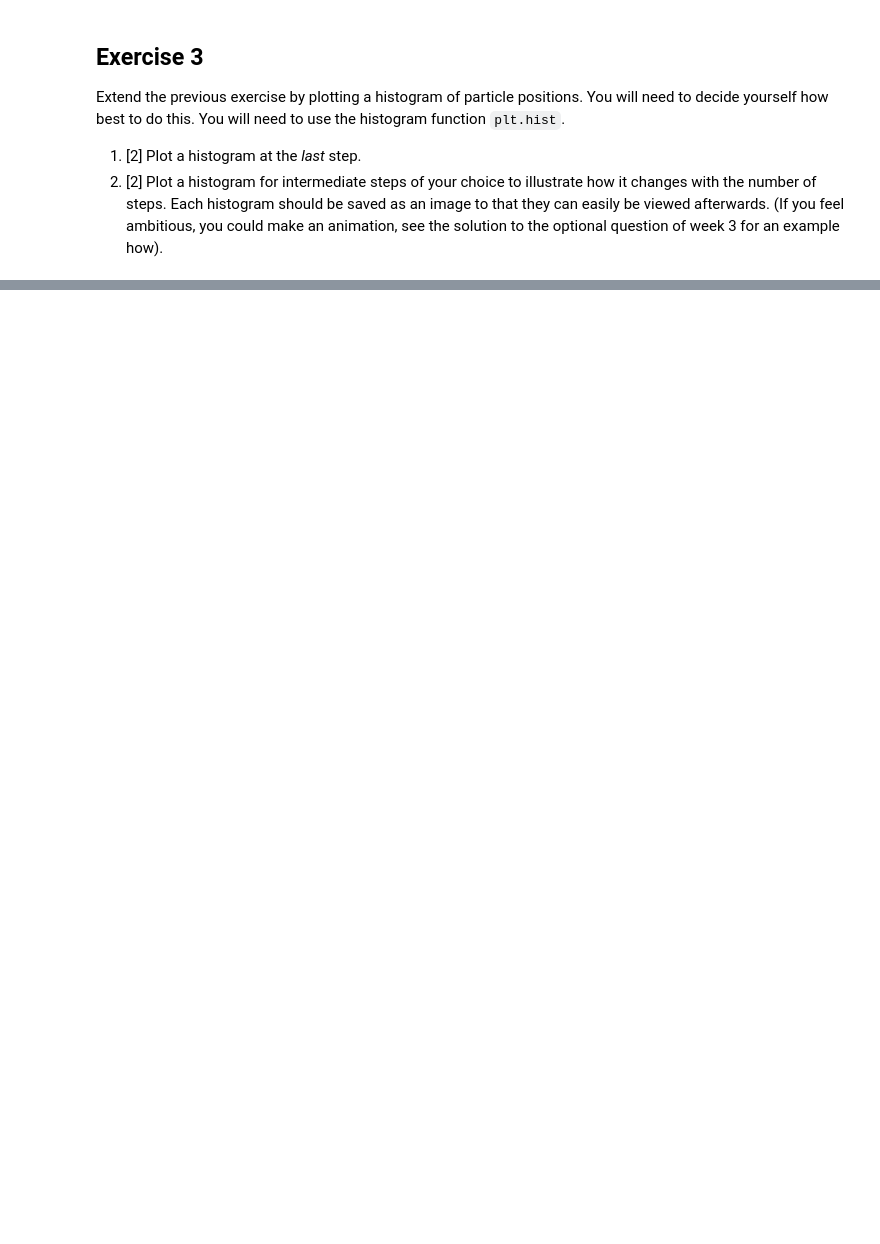
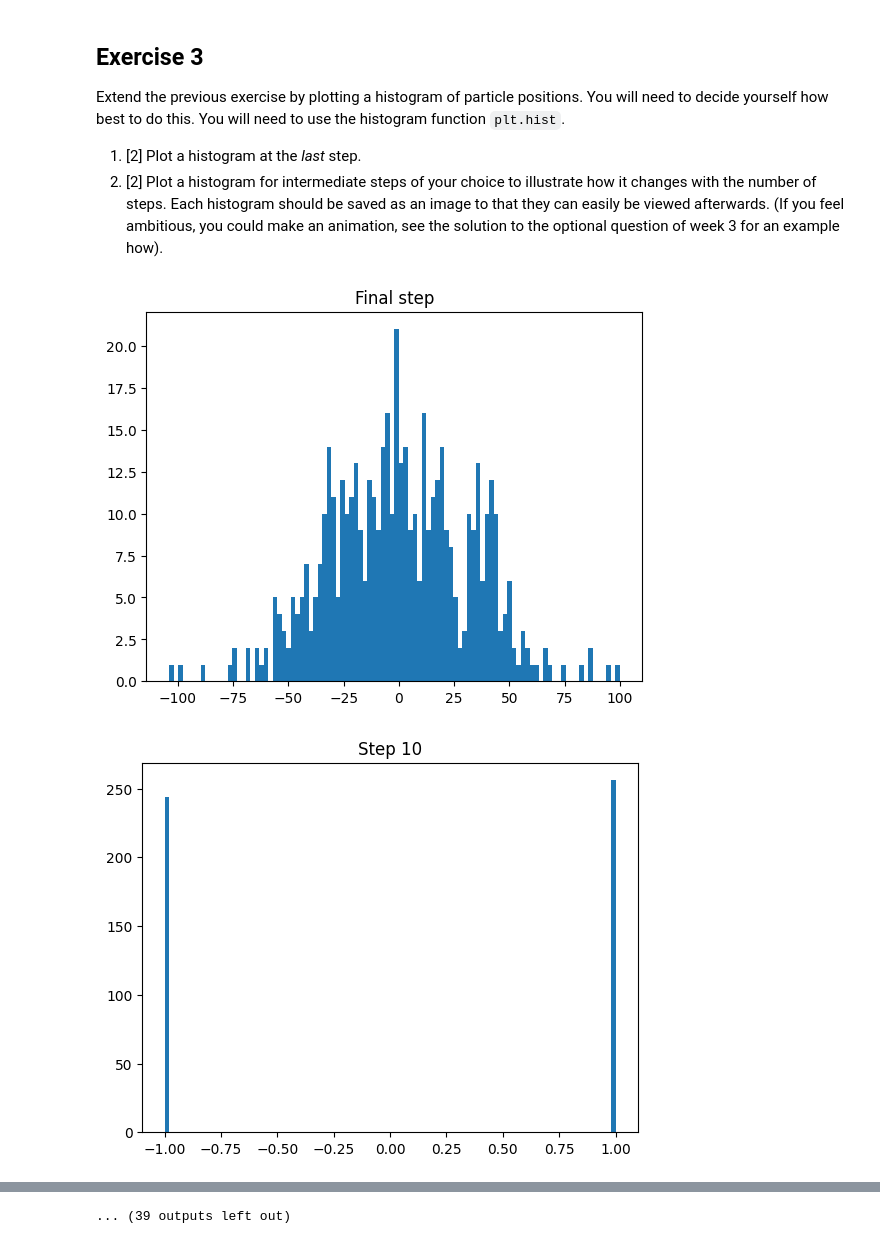
Before and after one commit to PX2145-2025/week-7-b-Dvorak-Gabriel, a Jupyter notebook: Random_walk.ipynb, the cells around one changed output, grey strips where cells are left out. Cells and saved outputs as stored; diff of their text form; code cells hidden in the pictures; blank space fills up the shorter version.

```diff
--- a/Random_walk.ipynb
+++ b/Random_walk.ipynb
@@ -134,3 +211,57 @@ Extend the previous exercise by plotting a histogram of particle positions. You
 
  1. [2] Plot a histogram at the _last_ step.
  2. [2] Plot a histogram for intermediate steps of your choice to illustrate how it changes with the number of steps. Each histogram should be saved as an image to that they can easily be viewed afterwards. (If you feel ambitious, you could make an animation, see the solution to the optional question of week 3 for an example how).
+# %%
+import numpy as np
+import matplotlib.pyplot as plt
+from numpy.random import random, seed
+import random
+
+N = 500 #no. walkers
+particles = np.zeros((steps, N), int)
+
+def walk(steps):
+    x = np.random.choice([-1, 1], size=steps)
+    x = np.cumsum(x)
+    return x
+
+steps = 1000
+for z in range (N):
+  particles[:,z] = walk(steps)
+
+plt.figure(figsize=(8, 8))
+plt.plot(particles)
+plt.grid(color="gray", linestyle="--", linewidth=0.5)
+plt.title(f'Random walk of {N} walkers for {steps} steps')
+#plt.show()
+plt.close()
+
+positions_final_step = particles[-1, :]
+mean_position = np.mean(positions_final_step)
+mean_squared_position = np.mean(positions_final_step**2)
+
+means_x, means_y, means_sqr_x = [], [], []
+for z in range(steps):
+  mean = np.mean(particles[z, :])
+  mean_sqr = np.mean(particles[z, :]**2)
+  means_y.append(mean)
+  means_x.append(z)
+  means_sqr_x.append(mean_sqr)
+
+
+plt.hist(positions_final_step, bins=100)
+plt.title('Final step')
+plt.show()
+plt.close()
+
+j = 0
+for s in range(50):
+  hist_step_choice = positions_final_step = particles[j, :]
+  j += 10
+  plt.hist(hist_step_choice, bins=100)
+  plt.title(f'Step {j}')
+  #plt.savefig(f'Histogram for step {j}.png') #commented this line so as to more easily check the histograms' correctness
+  plt.show()
+# %% [output]
+[figure, added]
+[figure, added]
@@ -136,0 +278 @@ Extend the previous exercise by plotting a histogram of particle positions. You
+... (39 outputs left out)
```
Also changed, not shown: parts of 6 cells of this notebook.
